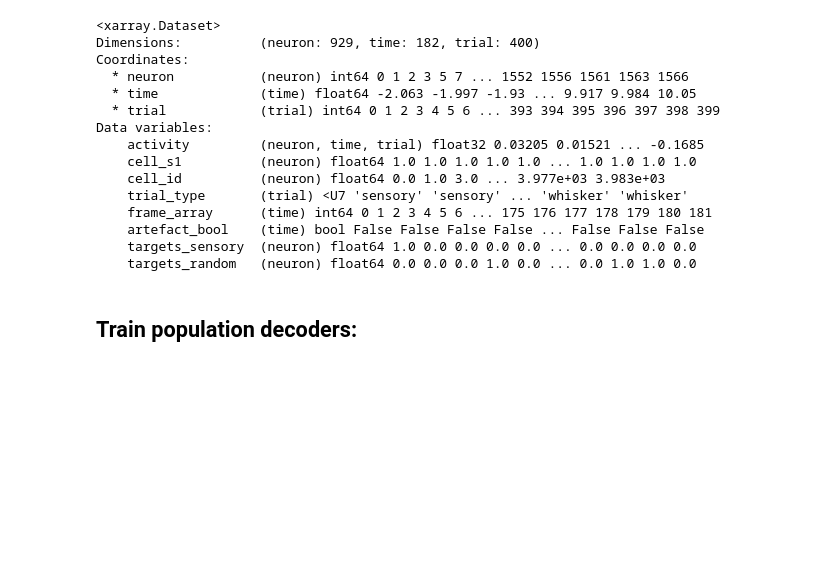
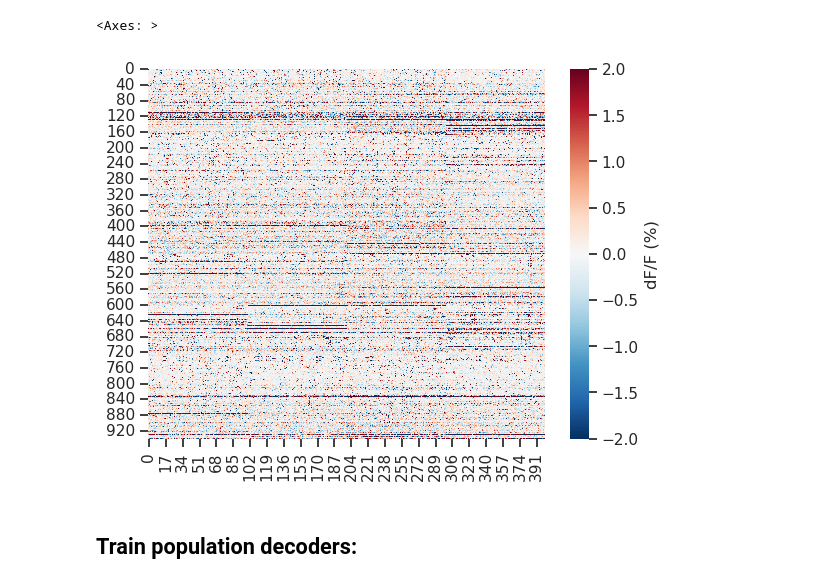
Before and after one commit to Packer-Lab/S1S2_mechanisms, a Jupyter notebook: jupyter/thijs/Decoding analysis.ipynb, the cells around one changed output. Drawn from its saved outputs; the diff is of its cells as text; code cells hidden in the pictures; blank space fills up the shorter version.

```diff
--- a/jupyter/thijs/Decoding analysis.ipynb
+++ b/jupyter/thijs/Decoding analysis.ipynb
@@ -44,22 +44,10 @@ Excluded 553 out of 2364 neurons
 Individual sessions loaded
-# %%
-all_sess['sens'].sess_dict[0].dataset_selector(region='s1')
-# %% [output]
-<xarray.Dataset>
-Dimensions:          (neuron: 929, time: 182, trial: 400)
-Coordinates:
-  * neuron           (neuron) int64 0 1 2 3 5 7 ... 1552 1556 1561 1563 1566
-  * time             (time) float64 -2.063 -1.997 -1.93 ... 9.917 9.984 10.05
-  * trial            (trial) int64 0 1 2 3 4 5 6 ... 393 394 395 396 397 398 399
-Data variables:
-    activity         (neuron, time, trial) float32 0.03205 0.01521 ... -0.1685
-    cell_s1          (neuron) float64 1.0 1.0 1.0 1.0 1.0 ... 1.0 1.0 1.0 1.0
-    cell_id          (neuron) float64 0.0 1.0 3.0 ... 3.977e+03 3.983e+03
-    trial_type       (trial) <U7 'sensory' 'sensory' ... 'whisker' 'whisker'
-    frame_array      (time) int64 0 1 2 3 4 5 6 ... 175 176 177 178 179 180 181
-    artefact_bool    (time) bool False False False False ... False False False
-    targets_sensory  (neuron) float64 1.0 0.0 0.0 0.0 0.0 ... 0.0 0.0 0.0 0.0
-    targets_random   (neuron) float64 0.0 0.0 0.0 1.0 0.0 ... 0.0 1.0 1.0 0.0
+# %%
+sns.heatmap(all_sess['sens'].create_time_averaged_response(t_min=-1, t_max=6).activity,
+            vmin=-2, vmax=2, cmap='RdBu_r', cbar_kws={'label': 'dF/F (%)'})
+# %% [output]
+<Axes: >
+[figure, added]
 # %% [markdown]
 ## Train population decoders:
 # %%
```
Also changed, not shown: parts of 9 cells of this notebook, 1 other file.
